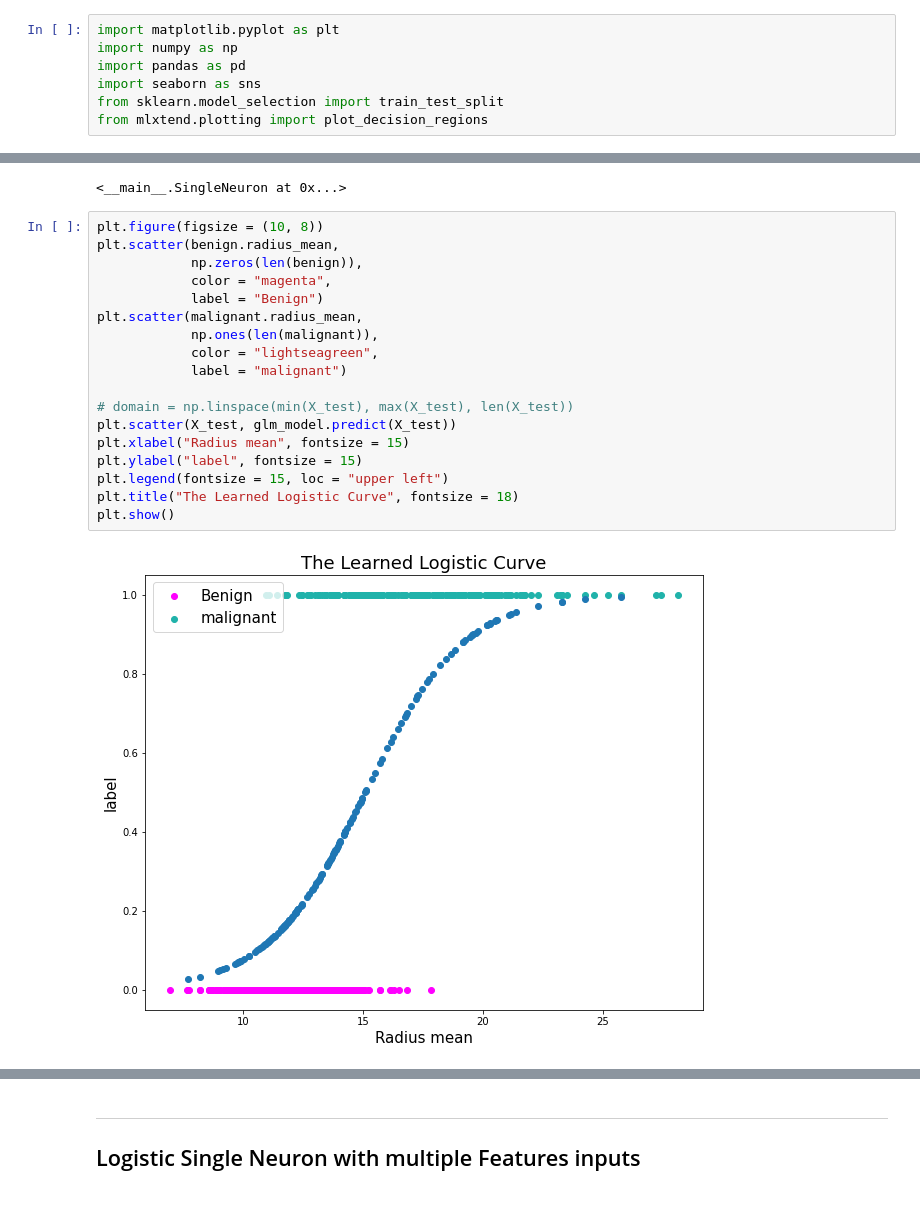
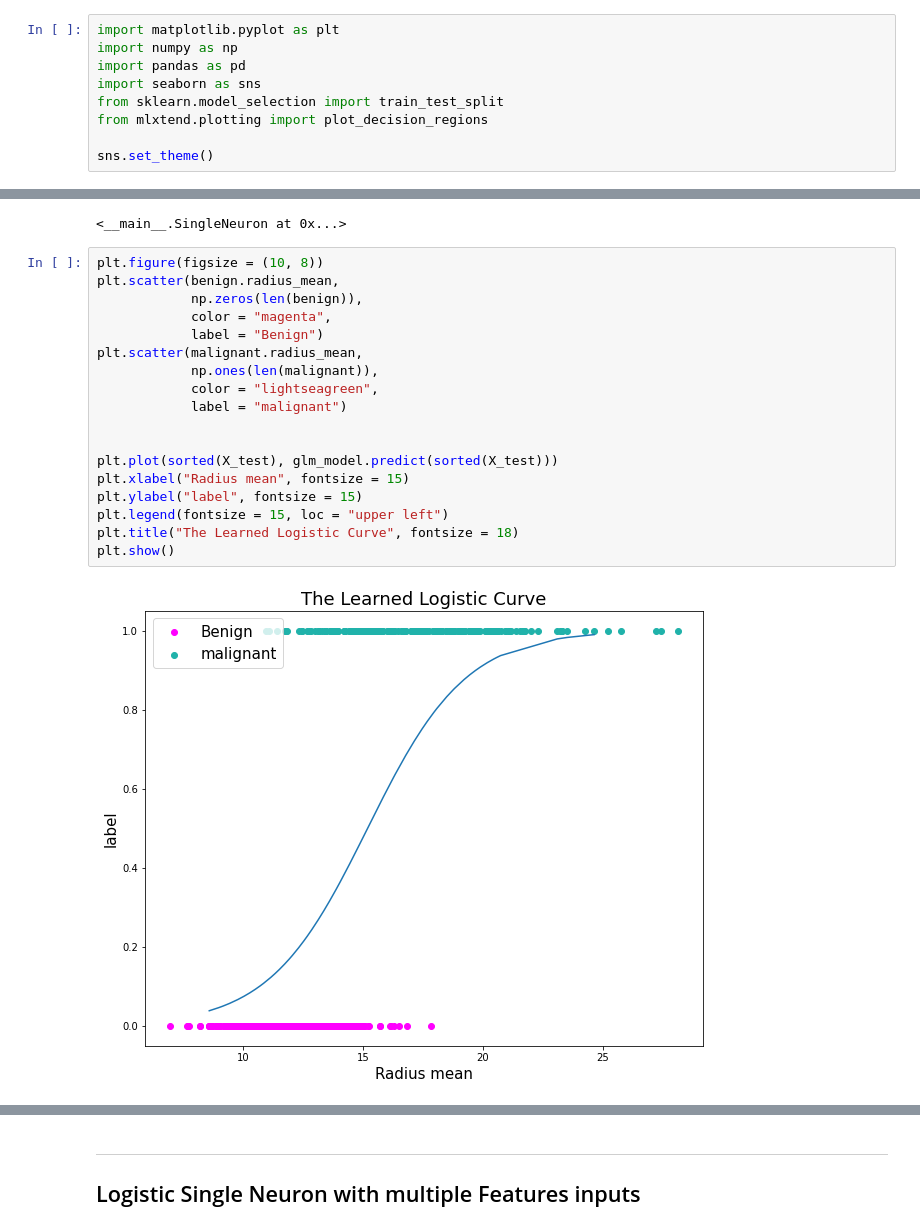
Before and after one commit to TrellixVulnTeam/ThanhLa_Data4319_2I89, a Jupyter notebook: 4. Logistic Regression/source_4.ipynb, the cells around one changed output, grey strips where cells are left out. Saved outputs shown, nothing was run; the diff lists cells and outputs as text.

```diff
--- a/4. Logistic Regression/source_4.ipynb
+++ b/4. Logistic Regression/source_4.ipynb
@@ -7,6 +7,8 @@ import pandas as pd
 import seaborn as sns
 from sklearn.model_selection import train_test_split
 from mlxtend.plotting import plot_decision_regions
+
+sns.set_theme()
 # %%
 df = pd.read_csv('D:/Study/UHD/6.Spring 2022/data 4319 final project/Major Project/0. Explore Data/df_workfile.csv')
 # df.info()
@@ -108,23 +110,23 @@ glm_model.train(X_train, y_train, alpha = 0.0001, epochs = 5000)
 # %%
 plt.figure(figsize = (10, 8))
 plt.scatter(benign.radius_mean,
             np.zeros(len(benign)),
             color = "magenta",
             label = "Benign")
 plt.scatter(malignant.radius_mean,
             np.ones(len(malignant)),
             color = "lightseagreen",
             label = "malignant")
 
-# domain = np.linspace(min(X_test), max(X_test), len(X_test))
-plt.scatter(X_test, glm_model.predict(X_test))
+
+plt.plot(sorted(X_test), glm_model.predict(sorted(X_test)))
 plt.xlabel("Radius mean", fontsize = 15)
 plt.ylabel("label", fontsize = 15)
 plt.legend(fontsize = 15, loc = "upper left")
 plt.title("The Learned Logistic Curve", fontsize = 18)
 plt.show()
 # %% [output]
-[figure, old version]
+[figure, new version]
 # %%
 glm_model.plot_cost_function()
 plt.show()
```
Also changed, not shown: parts of 11 cells of this notebook, 16 other files.
